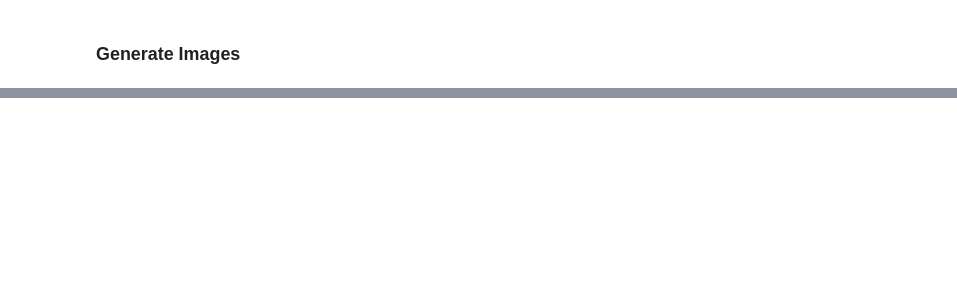
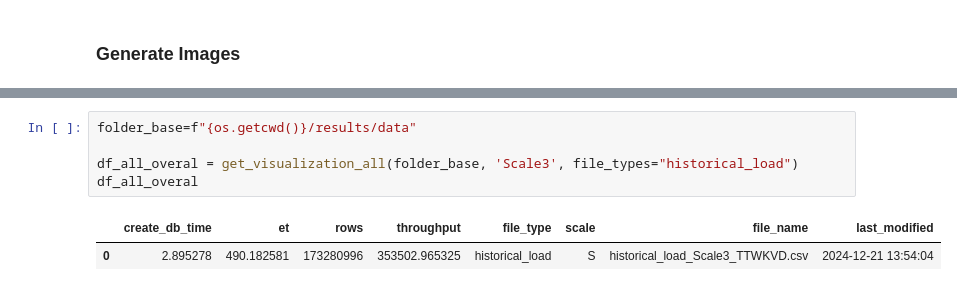
Before and after one commit to sebastianneri/TPCDI-Benchmark, a Jupyter notebook: Visualizations_TPCDI.ipynb, the cells around one changed output, grey strips where cells are left out. Saved outputs shown, nothing was run; the diff lists cells and outputs as text; blank space fills up the shorter version.

```diff
--- a/Visualizations_TPCDI.ipynb
+++ b/Visualizations_TPCDI.ipynb
@@ -59,3 +103,11 @@ def create_mail_images(data_sizes = ["Scale3","Scale4","Scale5", "Scale6"]):
+# %%
+folder_base=f"{os.getcwd()}/results/data"
+
+df_all_overal = get_visualization_all(folder_base, 'Scale3', file_types="historical_load")
+df_all_overal
+# %% [output]
+|  | create_db_time | et | rows | throughput | file_type | scale | file_name | last_modified |
+| 0 | 2.895278 | 490.182581 | 173280996 | 353502.965325 | historical_load | S | historical_load_Scale3_TTWKVD.csv | 2024-12-21 13:54:04 |
 # %%
 create_mail_images()
 # %% [output]
```
Also changed, not shown: parts of 3 cells of this notebook, 13 other files.
